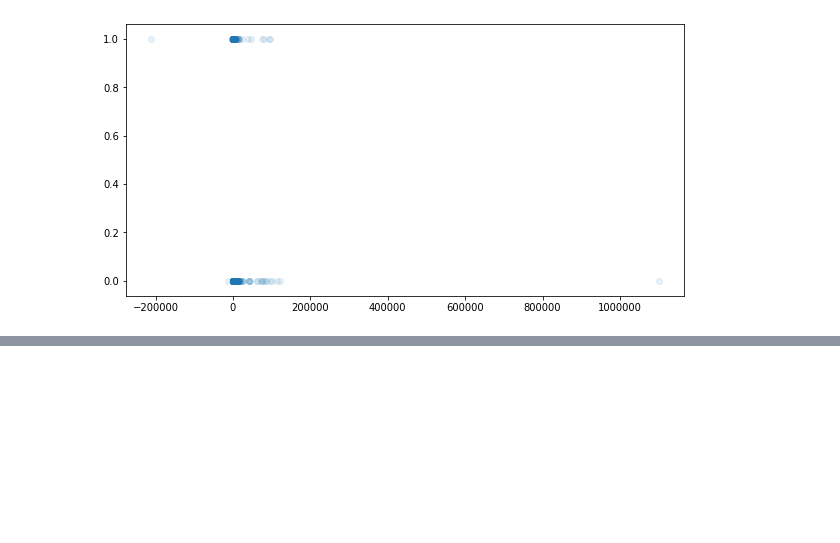
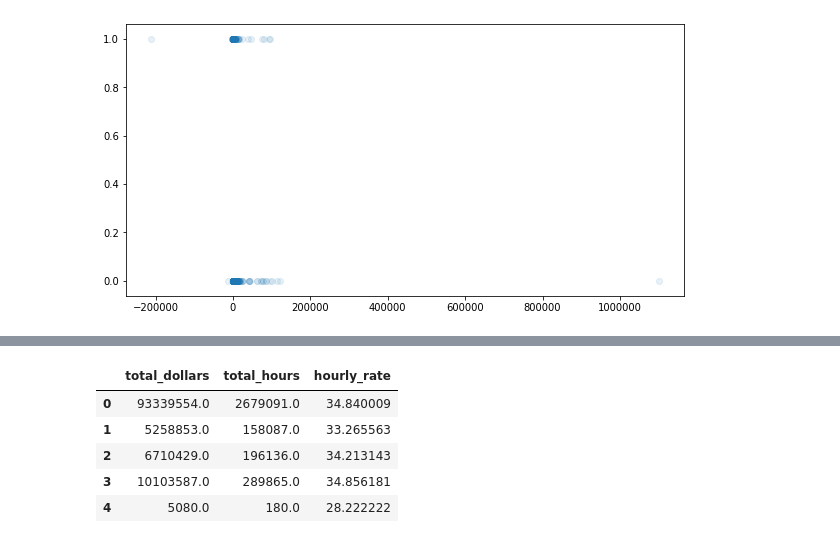
Before and after one commit to ChangyuYan/Paytype-Classifier, a Jupyter notebook: Analysis.ipynb, the cells around one changed output, grey strips where cells are left out. Drawn from its saved outputs; the diff is of its cells as text; code cells hidden in the pictures; blank space fills up the shorter version.

```diff
--- a/Analysis.ipynb
+++ b/Analysis.ipynb
@@ -267,0 +282,9 @@ In this step, we will be using various machine learning algorithms to classify s
+# %%
+train[["total_dollars", "total_hours", "hourly_rate"]].head()
+# %% [output]
+|  | total_dollars | total_hours | hourly_rate |
+| 0 | 93339554.0 | 2679091.0 | 34.840009 |
+| 1 | 5258853.0 | 158087.0 | 33.265563 |
+| 2 | 6710429.0 | 196136.0 | 34.213143 |
+| 3 | 10103587.0 | 289865.0 | 34.856181 |
+| 4 | 5080.0 | 180.0 | 28.222222 |
```
Also changed, not shown: parts of 7 cells of this notebook.
